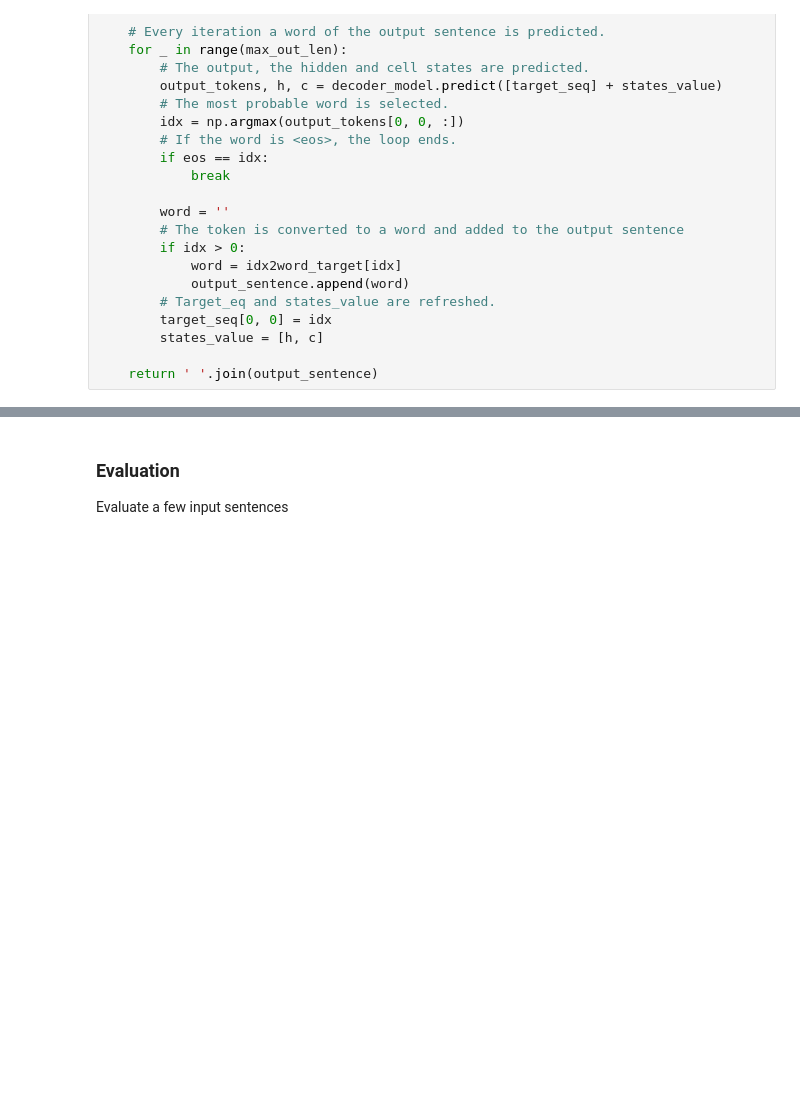
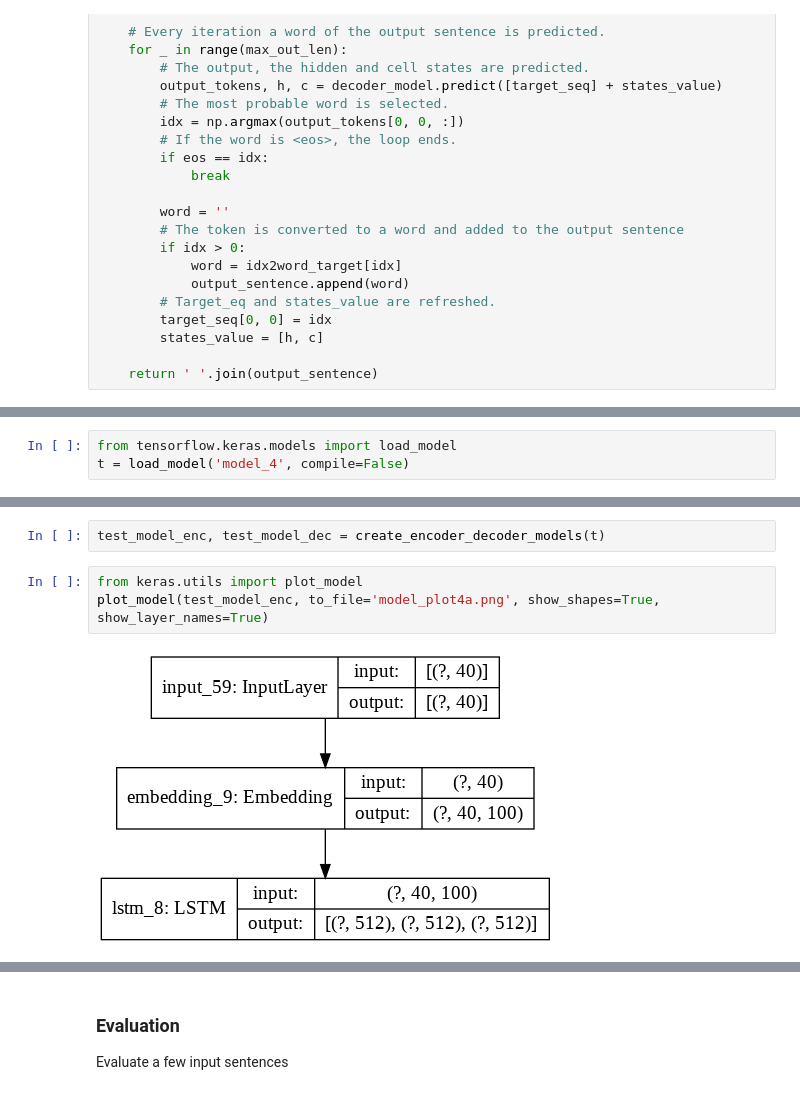
Before and after one commit to dKenez/VITMAV45_project, a Jupyter notebook: main.ipynb, the cells around one changed output, grey strips where cells are left out. Saved outputs shown, nothing was run; the diff lists cells and outputs as text; blank space fills up the shorter version.

```diff
--- a/main.ipynb
+++ b/main.ipynb
@@ -667,0 +1261,3 @@ def answer_sentence(input_seq):
+# %%
+from tensorflow.keras.models import load_model
+t = load_model('model_4', compile=False)
@@ -667,0 +1339,7 @@ def answer_sentence(input_seq):
+# %%
+test_model_enc, test_model_dec = create_encoder_decoder_models(t)
+# %%
+from keras.utils import plot_model
+plot_model(test_model_enc, to_file='model_plot4a.png', show_shapes=True, show_layer_names=True)
+# %% [output]
+[figure, added]
```
Also changed, not shown: parts of 72 cells of this notebook.
